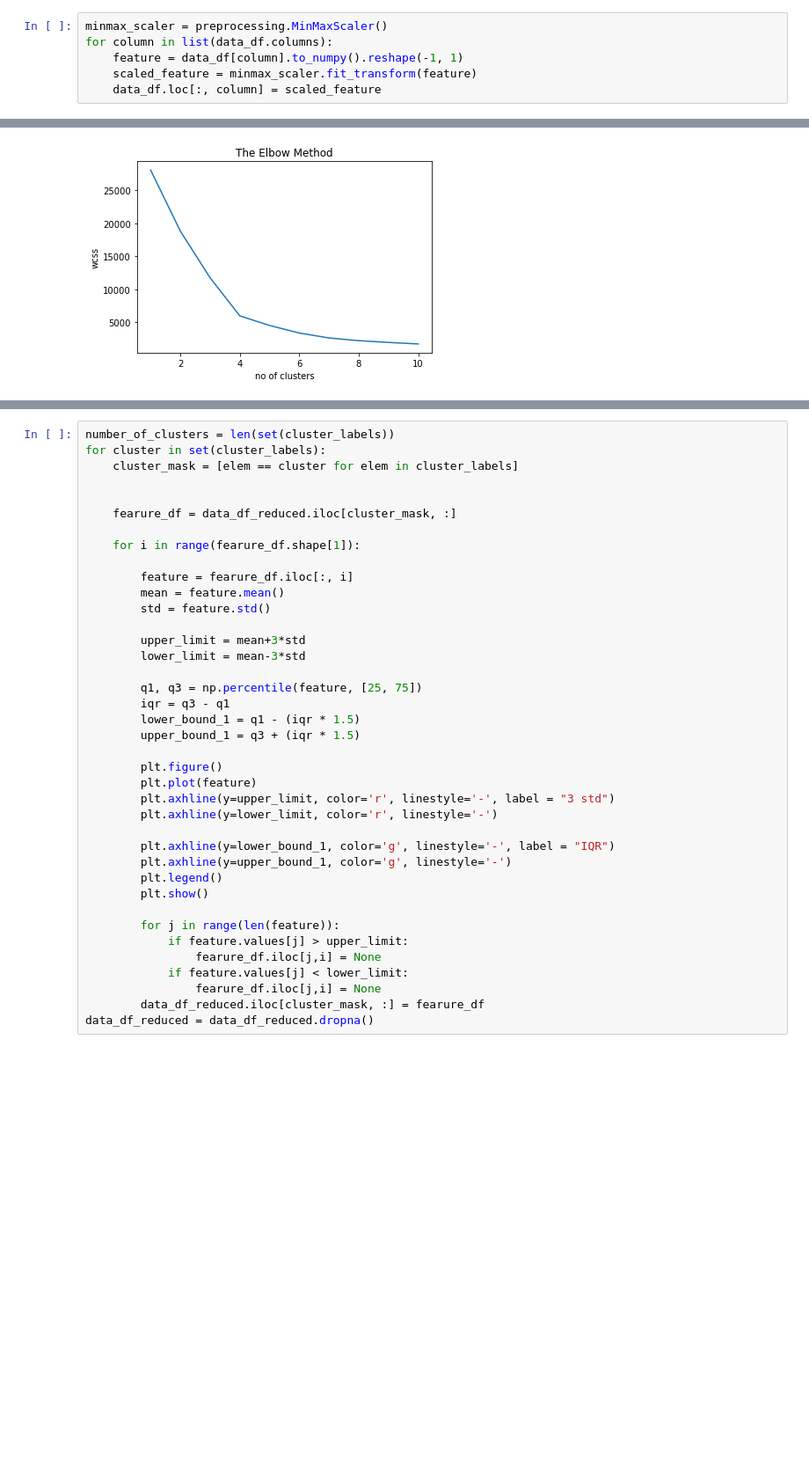
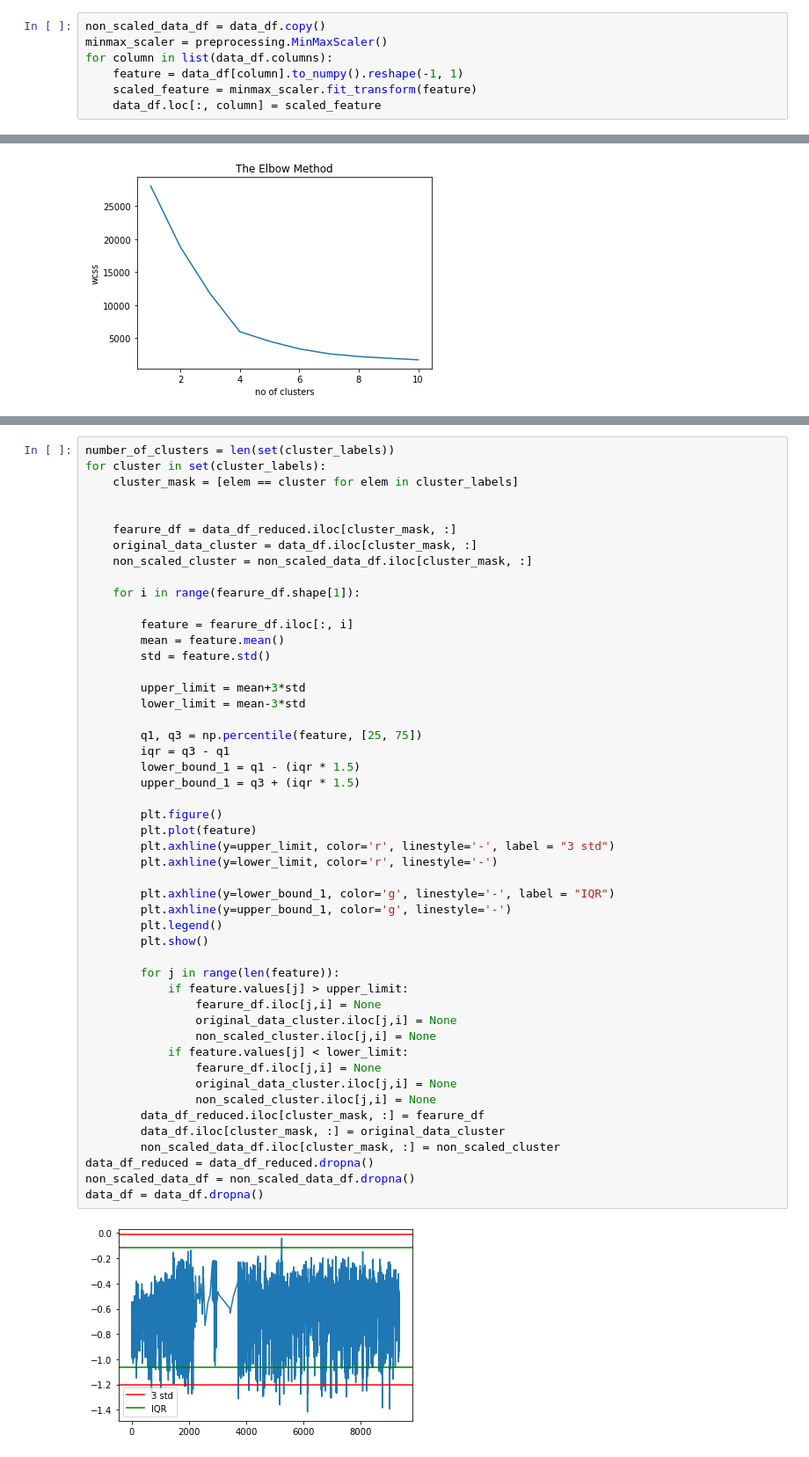
Before and after one commit to Vesna96/UnsupervisedLearning, a Jupyter notebook: MasinskoUcenjeDomaci2.ipynb, the cells around one changed output, grey strips where cells are left out. Shown at 88% size. Drawn from its saved outputs; the diff is of its cells as text; blank space fills up the shorter version.

Commit message:
Cluster Analysis added

```diff
--- a/MasinskoUcenjeDomaci2.ipynb
+++ b/MasinskoUcenjeDomaci2.ipynb
@@ -305,6 +305,7 @@ sns.heatmap(data_df[top_corr_features].corr(),annot=True,cmap="RdYlGn")
 <AxesSubplot:>
 [figure]
 # %%
+non_scaled_data_df = data_df.copy()
 minmax_scaler = preprocessing.MinMaxScaler()
 for column in list(data_df.columns):
     feature = data_df[column].to_numpy().reshape(-1, 1)
@@ -532,39 +538,50 @@ for cluster in set(cluster_labels):
 
 
     fearure_df = data_df_reduced.iloc[cluster_mask, :]
+    original_data_cluster = data_df.iloc[cluster_mask, :]
+    non_scaled_cluster = non_scaled_data_df.iloc[cluster_mask, :]
 
     for i in range(fearure_df.shape[1]):
 
         feature = fearure_df.iloc[:, i]
         mean = feature.mean()
         std = feature.std()
 
         upper_limit = mean+3*std
         lower_limit = mean-3*std
 
         q1, q3 = np.percentile(feature, [25, 75])
         iqr = q3 - q1
         lower_bound_1 = q1 - (iqr * 1.5)
         upper_bound_1 = q3 + (iqr * 1.5)
 
         plt.figure()
         plt.plot(feature)
         plt.axhline(y=upper_limit, color='r', linestyle='-', label = "3 std")
         plt.axhline(y=lower_limit, color='r', linestyle='-')
 
         plt.axhline(y=lower_bound_1, color='g', linestyle='-', label = "IQR")
         plt.axhline(y=upper_bound_1, color='g', linestyle='-')
         plt.legend()
         plt.show()
 
         for j in range(len(feature)):
             if feature.values[j] > upper_limit:
                 fearure_df.iloc[j,i] = None
+                original_data_cluster.iloc[j,i] = None
+                non_scaled_cluster.iloc[j,i] = None
             if feature.values[j] < lower_limit:
                 fearure_df.iloc[j,i] = None
+                original_data_cluster.iloc[j,i] = None
+                non_scaled_cluster.iloc[j,i] = None
         data_df_reduced.iloc[cluster_mask, :] = fearure_df
+        data_df.iloc[cluster_mask, :] = original_data_cluster
+        non_scaled_data_df.iloc[cluster_mask, :] = non_scaled_cluster
 data_df_reduced = data_df_reduced.dropna()
+non_scaled_data_df = non_scaled_data_df.dropna()
+data_df = data_df.dropna()
 # %% [output]
+[figure, added]
 A value is trying to be set on a copy of a slice from a DataFrame.
 Try using .loc[row_indexer,col_indexer] = value instead
 
```
Also changed, not shown: parts of 22 cells of this notebook.
